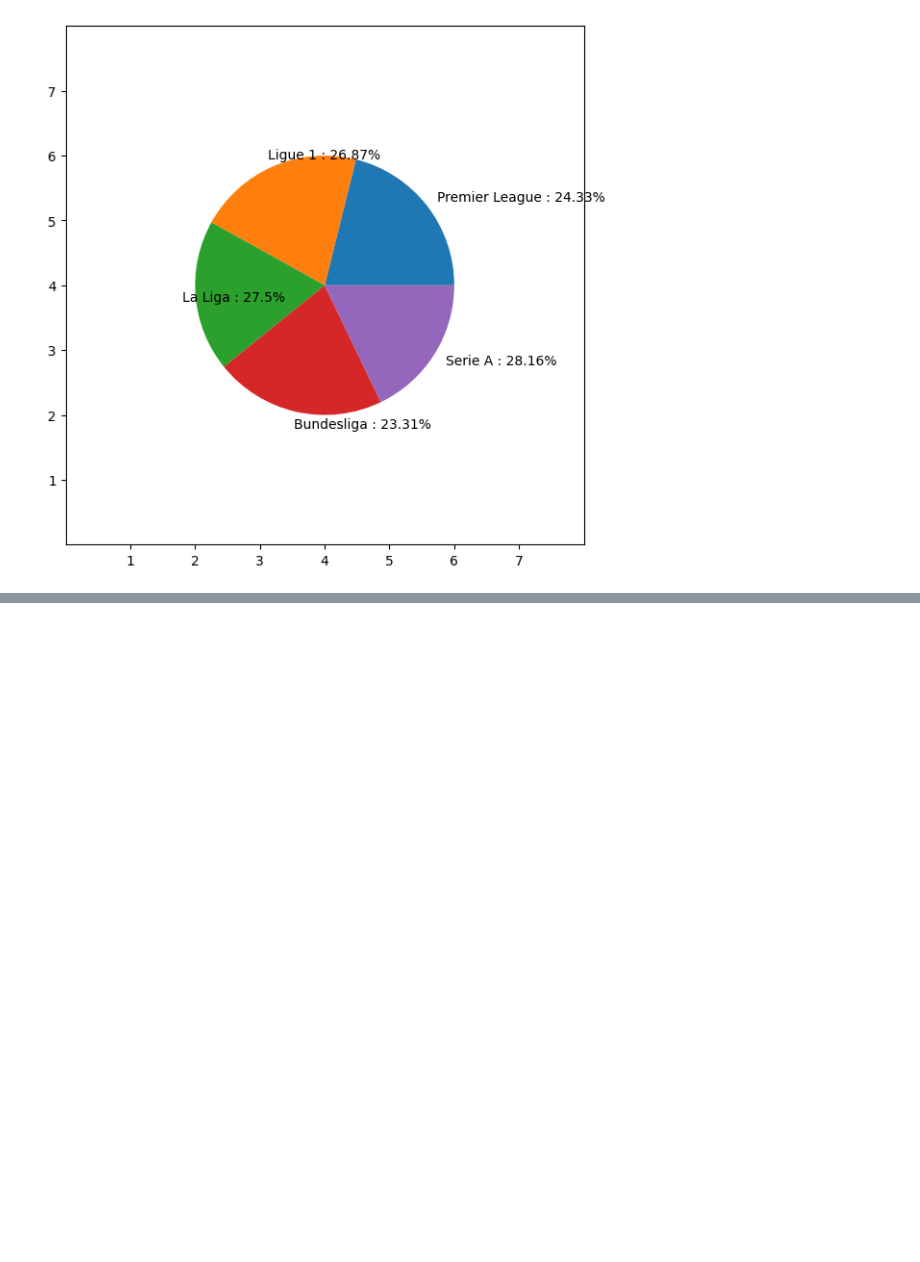
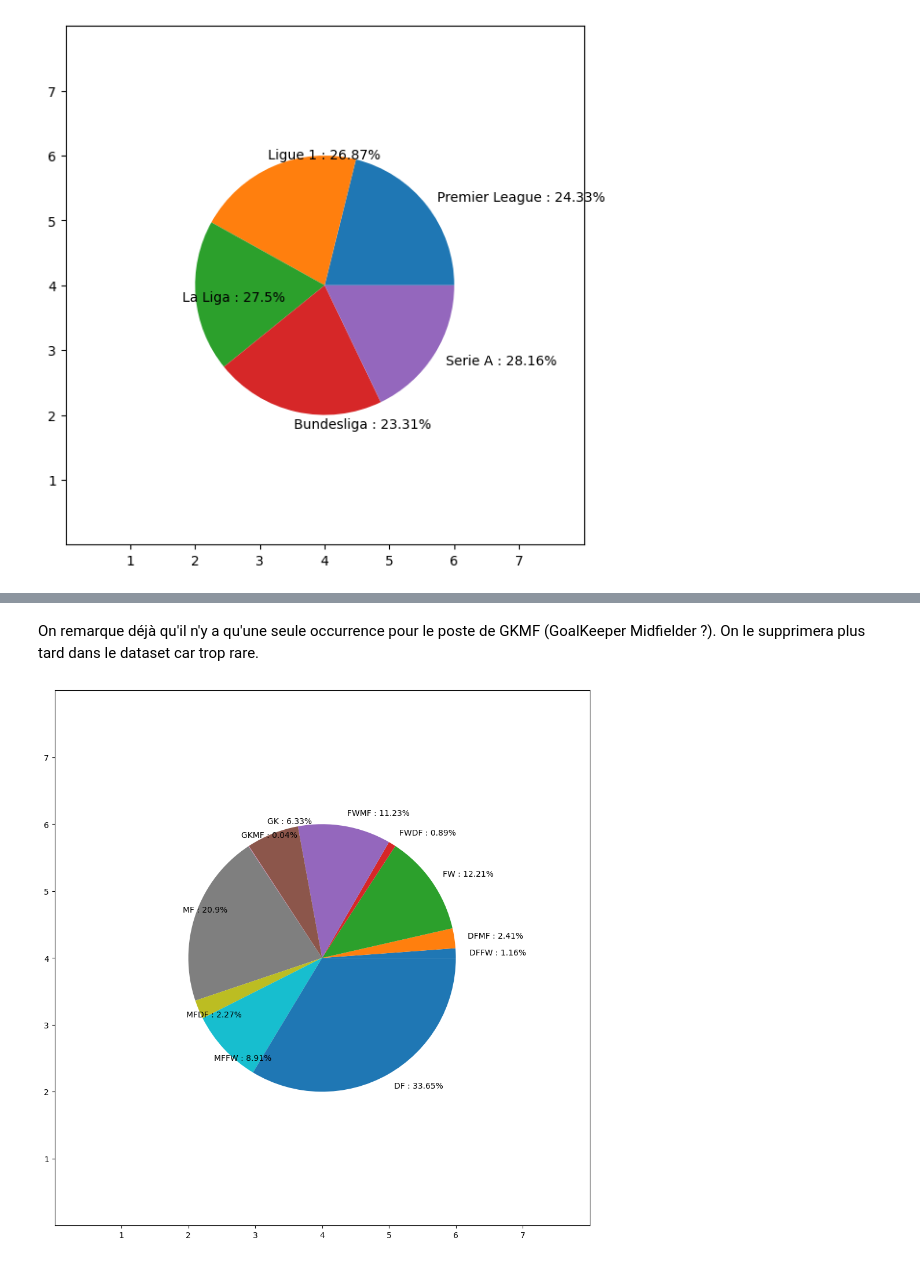
Before and after one commit to ThierryKunda/prediction-ballon-d-or, a Jupyter notebook: introduction.ipynb, the cells around one changed output, grey strips where cells are left out. Cells and saved outputs as stored; diff of their text form; code cells hidden in the pictures; blank space fills up the shorter version.

Commit message:
Diagramme circulaire sur les postes + remarques

```diff
--- a/introduction.ipynb
+++ b/introduction.ipynb
@@ -371,0 +382,5 @@ On voit qu'on a retiré les valeurs de manière équilibrée
+# %%
+noms_postes = list(dataset.filter(regex='Pos_*', axis=1).columns.values)
+postes = {nom.replace("Pos_", ""): len(dataset[dataset[nom] == 1]) for nom in noms_postes}
+postes["DF"] = dataset.shape[0] -  sum(postes.values())
+postes
@@ -371,0 +399,13 @@ On voit qu'on a retiré les valeurs de manière équilibrée
+# %% [markdown]
+On remarque déjà qu'il n'y a qu'une seule occurrence pour le poste de GKMF (GoalKeeper Midfielder ?).
+On le supprimera plus tard dans le dataset car trop rare.
+# %%
+fig, ax = plt.subplots()
+fig.set_size_inches(12,12)
+perc_labels = [f"{p} : {round(postes[p]/dataset.shape[0]*100, 2)}%" for p in postes]
+ax.pie(postes.values(), frame=True, center=(4,4), radius=2, labels=perc_labels)
+ax.set(xlim=(0, 8), xticks=np.arange(1, 8),
+       ylim=(0, 8), yticks=np.arange(1, 8))
+plt.show()
+# %% [output]
+[figure, added]
```
Also changed, not shown: parts of 11 cells of this notebook.
